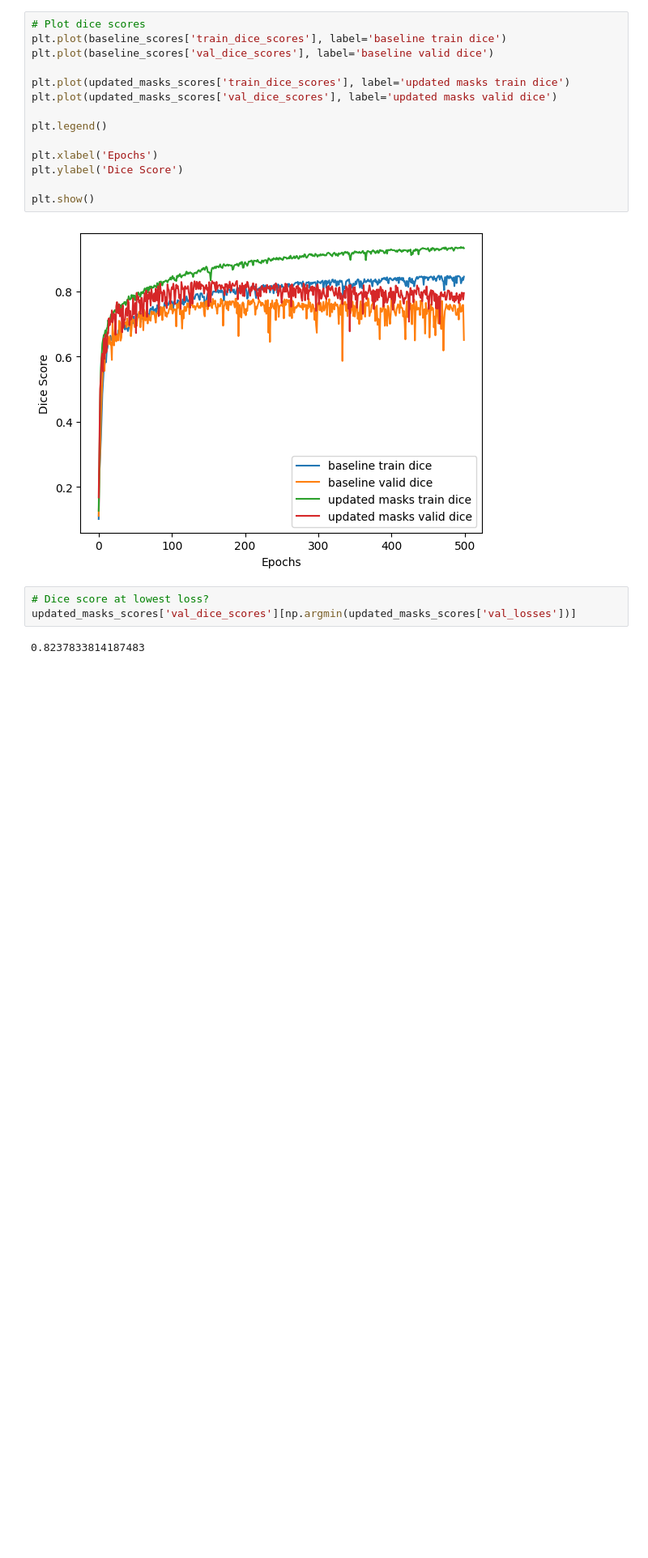
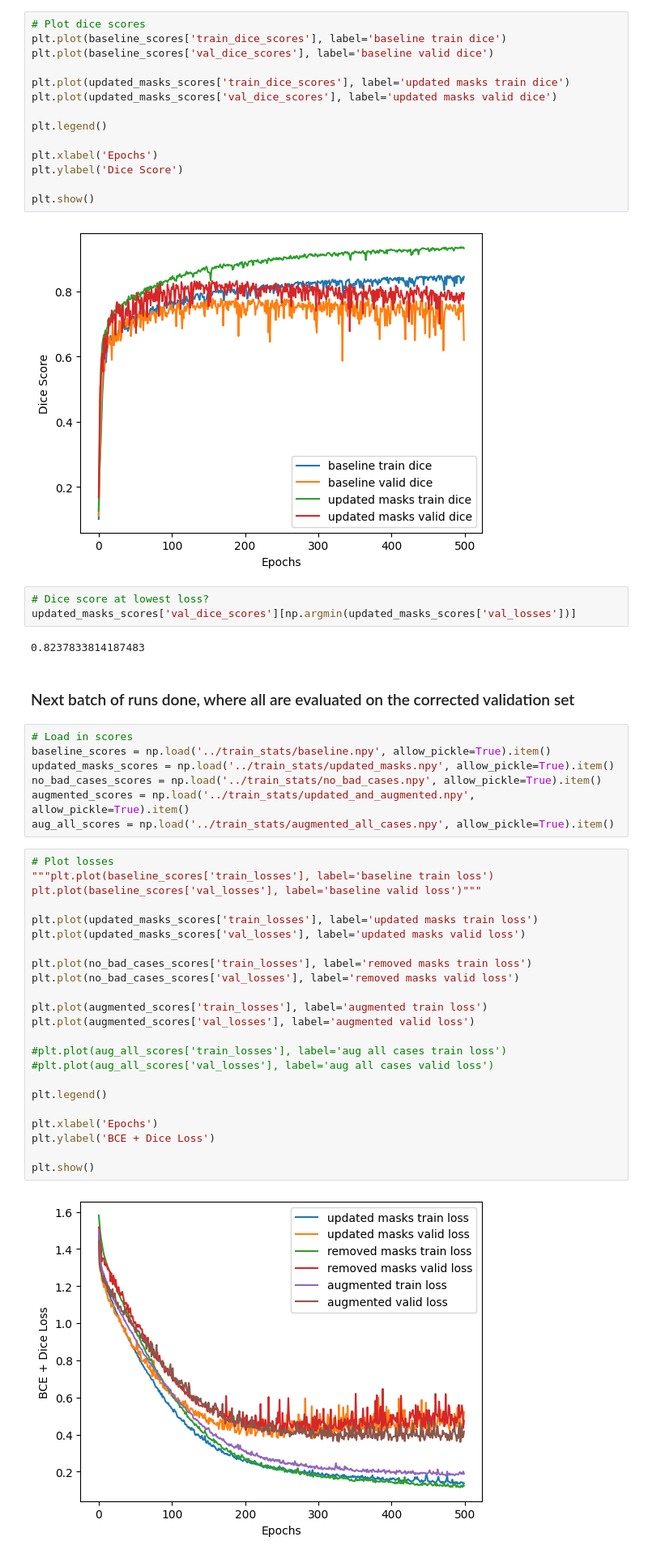
Before and after one commit to oliverjm1/mycetoma_segmentation, a Jupyter notebook: notebooks/plot_train_scores.ipynb, the cells around one changed output. Shown: that part at 81% size. Cells and saved outputs as stored; diff of their text form; blank space fills up the shorter version.

```diff
--- a/notebooks/plot_train_scores.ipynb
+++ b/notebooks/plot_train_scores.ipynb
@@ -48,3 +48,37 @@ plt.show()
 updated_masks_scores['val_dice_scores'][np.argmin(updated_masks_scores['val_losses'])]
 # %% [output]
 0.8237833814187483
+# %% [markdown]
+### Next batch of runs done, where all are evaluated on the corrected validation set
+# %%
+# Load in scores
+baseline_scores = np.load('../train_stats/baseline.npy', allow_pickle=True).item()
+updated_masks_scores = np.load('../train_stats/updated_masks.npy', allow_pickle=True).item()
+no_bad_cases_scores = np.load('../train_stats/no_bad_cases.npy', allow_pickle=True).item()
+augmented_scores = np.load('../train_stats/updated_and_augmented.npy', allow_pickle=True).item()
+aug_all_scores = np.load('../train_stats/augmented_all_cases.npy', allow_pickle=True).item()
+# %%
+# Plot losses
+"""plt.plot(baseline_scores['train_losses'], label='baseline train loss')
+plt.plot(baseline_scores['val_losses'], label='baseline valid loss')"""
+
+plt.plot(updated_masks_scores['train_losses'], label='updated masks train loss')
+plt.plot(updated_masks_scores['val_losses'], label='updated masks valid loss')
+
+plt.plot(no_bad_cases_scores['train_losses'], label='removed masks train loss')
+plt.plot(no_bad_cases_scores['val_losses'], label='removed masks valid loss')
+
+plt.plot(augmented_scores['train_losses'], label='augmented train loss')
+plt.plot(augmented_scores['val_losses'], label='augmented valid loss')
+
+#plt.plot(aug_all_scores['train_losses'], label='aug all cases train loss')
+#plt.plot(aug_all_scores['val_losses'], label='aug all cases valid loss')
+
+plt.legend()
+
+plt.xlabel('Epochs')
+plt.ylabel('BCE + Dice Loss')
+
+plt.show()
+# %% [output]
+[figure, added]
```
Also changed, not shown: parts of 15 cells of this notebook, 3 other files.
